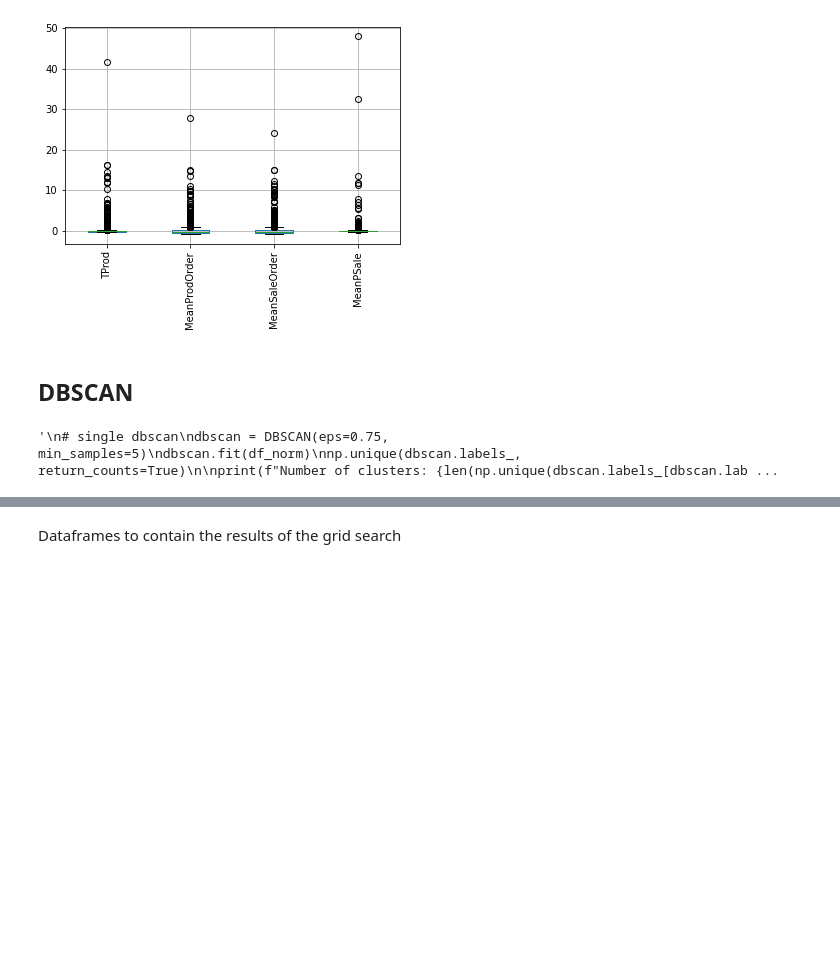
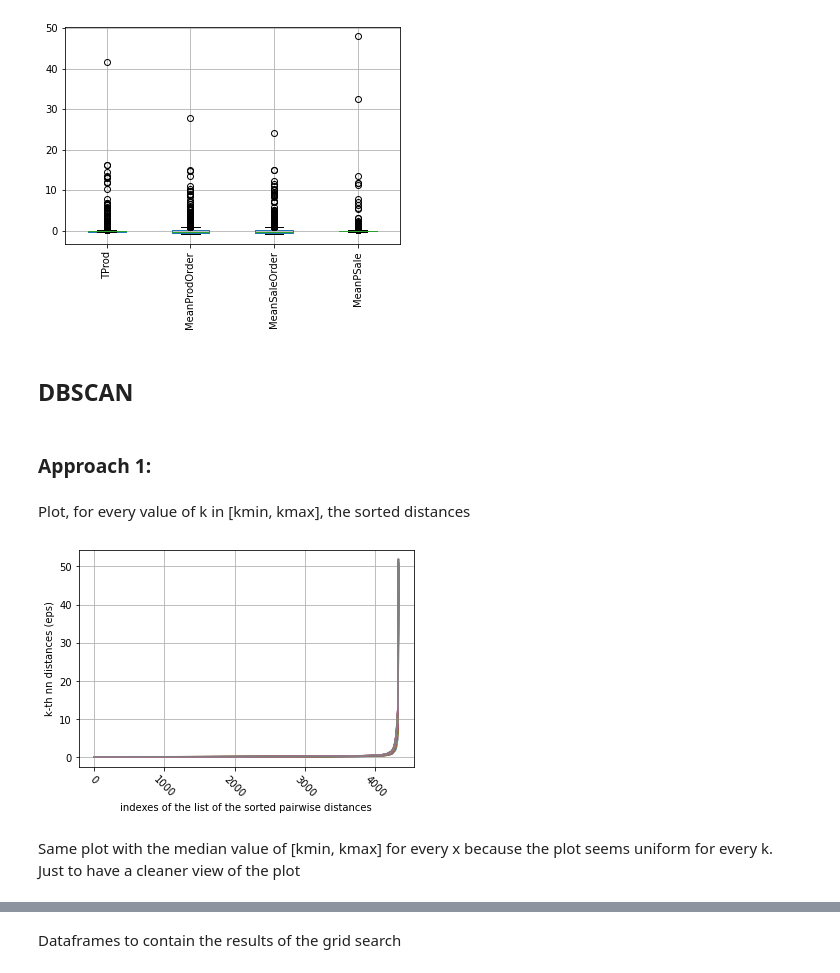
Before and after one commit to AlexPasqua/DM-project, a Jupyter notebook: DBSCAN.ipynb, the cells around one changed output, grey strips where cells are left out. Saved outputs shown, nothing was run; the diff lists cells and outputs as text; code cells hidden in the pictures; blank space fills up the shorter version.

```diff
--- a/DBSCAN.ipynb
+++ b/DBSCAN.ipynb
@@ -72,20 +73,8 @@ df_norm.boxplot(list(df_norm.columns), rot=90)
 [figure]
 # %% [markdown]
 ## DBSCAN
-# %%
-"""
-# single dbscan
-dbscan = DBSCAN(eps=0.75, min_samples=5)
-dbscan.fit(df_norm)
-np.unique(dbscan.labels_, return_counts=True)
-
-print(f"Number of clusters: {len(np.unique(dbscan.labels_[dbscan.labels_ >= 0], return_counts=True)[0])}")
-if -1 in dbscan.labels_:
-    print(f"Number of classified data points: {sum(np.unique(dbscan.labels_, return_counts=True)[1][1 : ])}")
-    print(f"Number of NON-classified (noisy) data points: {np.unique(dbscan.labels_, return_counts=True)[1][0]}")
-"""
-# %% [output]
-'\n# single dbscan\ndbscan = DBSCAN(eps=0.75, min_samples=5)\ndbscan.fit(df_norm)\nnp.unique(dbscan.labels_, return_counts=True)\n\nprint(f"Number of clusters: {len(np.unique(dbscan.labels_[dbscan.lab ...
+# %% [markdown]
+### Approach 1:
 # %%
 from scipy.spatial.distance import pdist, squareform
 dist = pdist(X=df_norm, metric='euclidean')  #pair-wise distance: how every record is far from all others
@@ -103,0 +97,17 @@ for d in dist:
+# %% [markdown]
+Plot, for every value of k in [kmin, kmax], the sorted distances
+# %%
+for k in kth_distances.keys():
+    plt.plot(range(0, len(kth_distances[k])), sorted(kth_distances[k]))
+
+plt.ylabel('k-th nn distances (eps)')
+plt.xlabel('indexes of the list of the sorted pairwise distances')
+plt.xticks(rotation=-45)
+plt.tick_params(axis='both', which='major')
+plt.grid()
+plt.show()
+# %% [output]
+[figure, added]
+# %% [markdown]
+Same plot with the median value of [kmin, kmax] for every x because the plot seems uniform for every k.<br>
+Just to have a cleaner view of the plot
```
Also changed, not shown: parts of 9 cells of this notebook, 1 other file.
